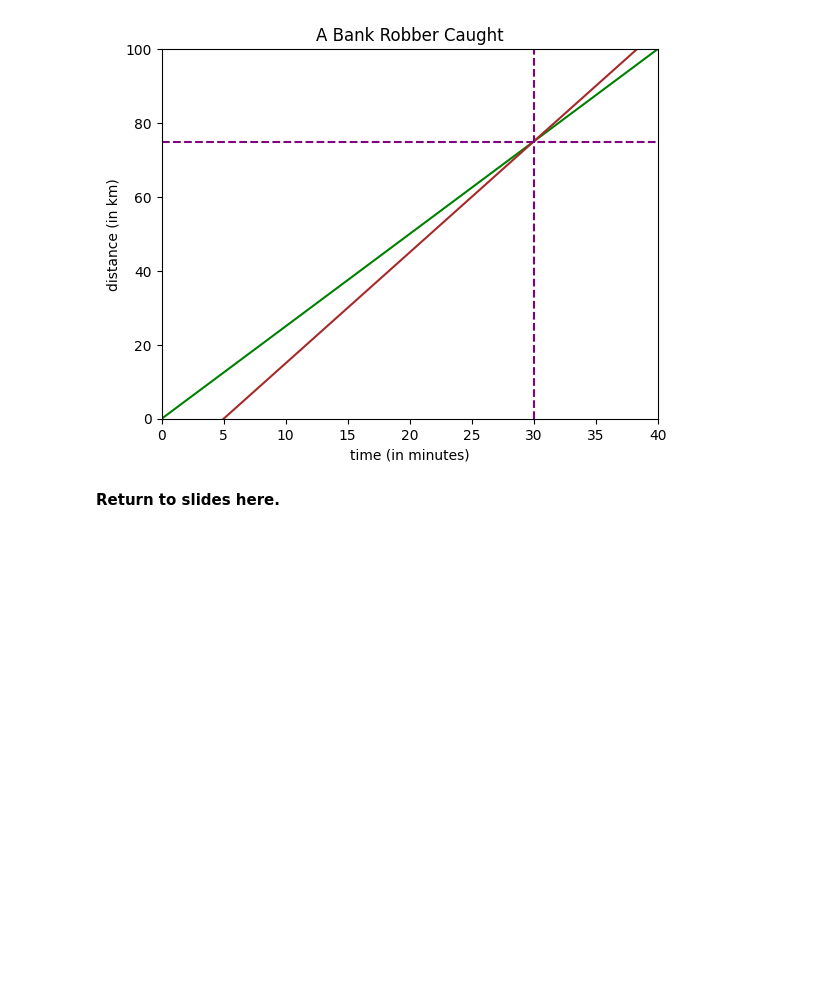
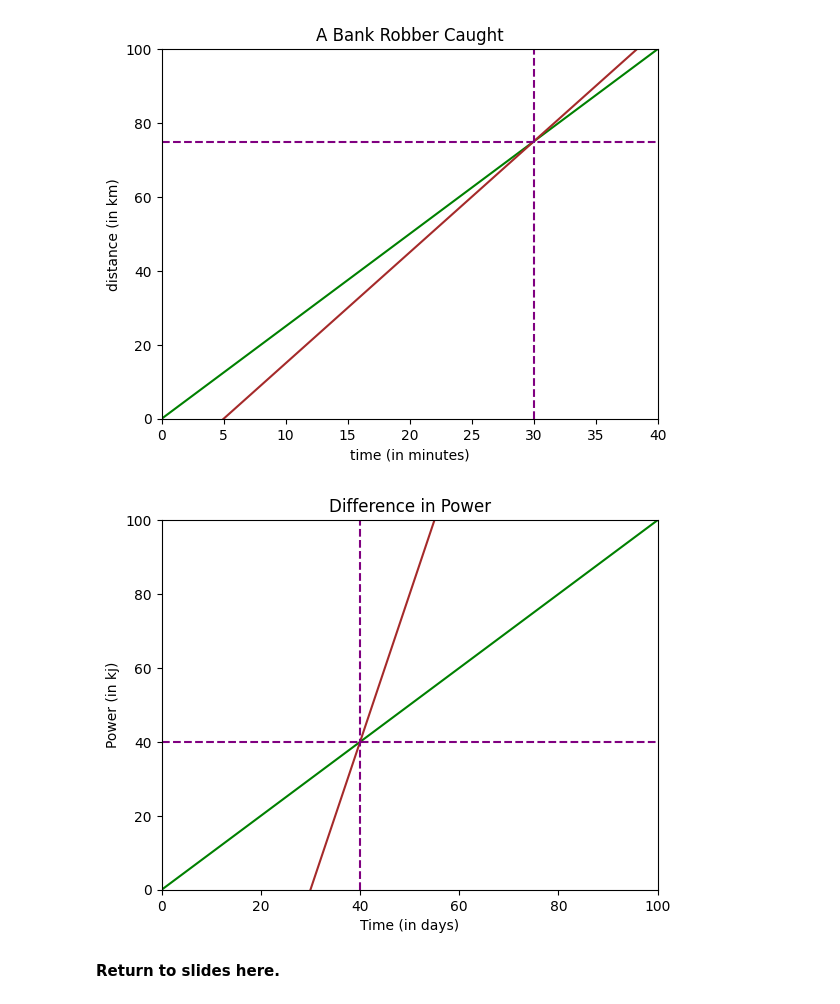
Before and after one commit to TahaThinks/ML-foundations-JK, a Jupyter notebook: notebooks/1-intro-to-linear-algebra.ipynb, the cells around one changed output. Drawn from its saved outputs; the diff is of its cells as text; code cells hidden in the pictures; blank space fills up the shorter version.

```diff
--- a/notebooks/1-intro-to-linear-algebra.ipynb
+++ b/notebooks/1-intro-to-linear-algebra.ipynb
@@ -79,6 +79,23 @@ plt.axvline(x=30, color='purple', linestyle='--')
 _ = plt.axhline(y=75, color='purple', linestyle='--')
 # %% [output]
 [figure]
+# %%
+d = np.linspace(0, 100, 1000) # start, finish, n points
+m1_j = 1* d
+mii_j = (d-30)*4
+# %%
+fig, ax = plt.subplots()
+plt.title('Difference in Power')
+plt.xlabel('Time (in days)')
+plt.ylabel('Power (in kj)')
+ax.set_xlim([0, 100])
+ax.set_ylim([0, 100])
+ax.plot(d, m1_j, c='green')
+ax.plot(d, mii_j, c='brown')
+plt.axvline(x=40, color='purple', linestyle='--')
+_ = plt.axhline(y=40, color='purple', linestyle='--')
+# %% [output]
+[figure, added]
 # %% [markdown]
 **Return to slides here.**
 # %% [markdown]
```
